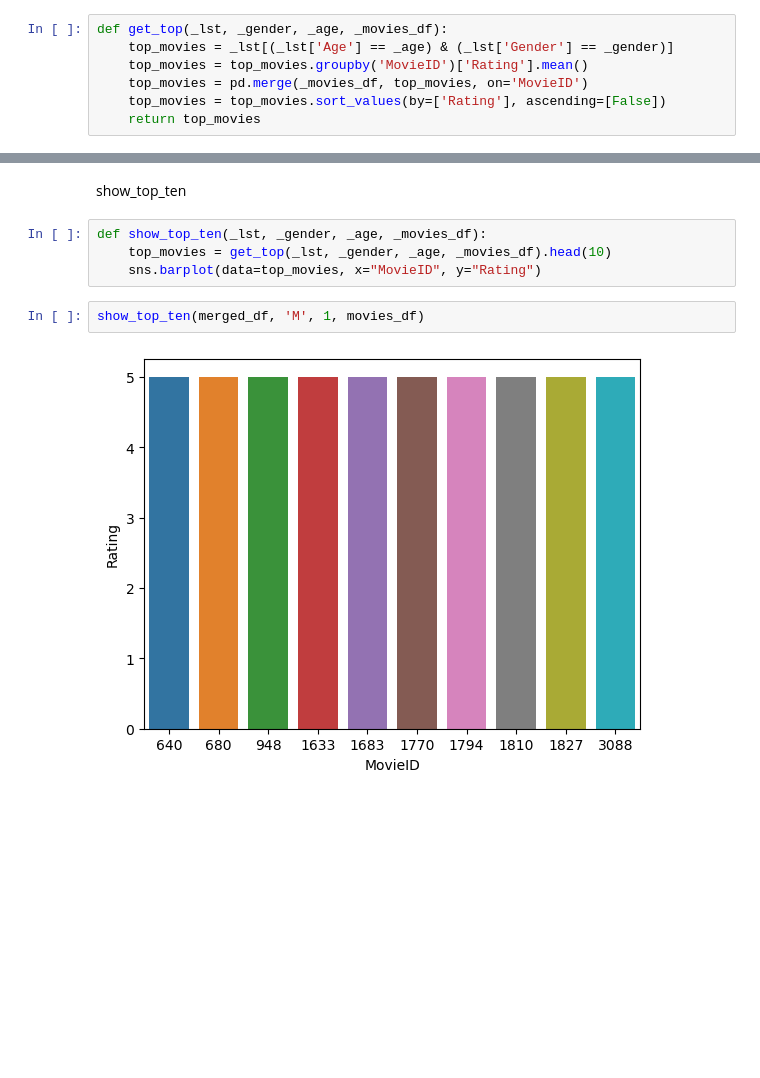
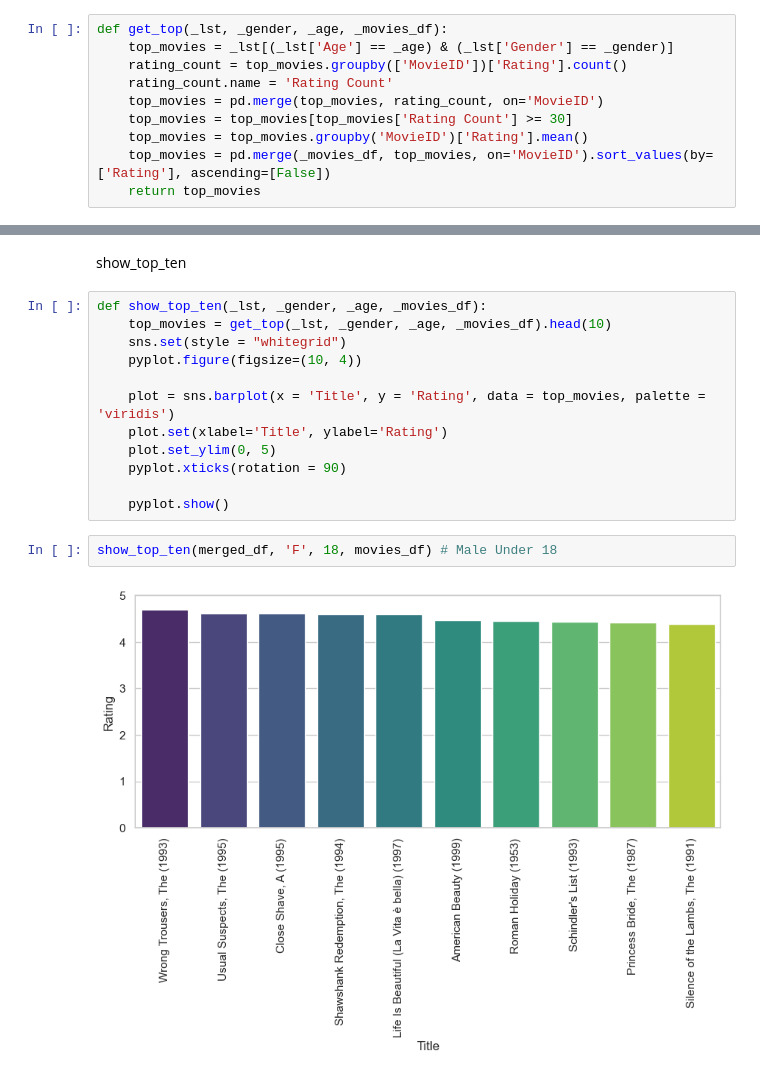
Before and after one commit to shevchenko-nikita/IDA_Shevchenko_Nikita, a Jupyter notebook: Labs/LAB_1/lab_1.ipynb, the cells around one changed output, grey strips where cells are left out. Saved outputs shown, nothing was run; the diff lists cells and outputs as text; blank space fills up the shorter version.

```diff
--- a/Labs/LAB_1/lab_1.ipynb
+++ b/Labs/LAB_1/lab_1.ipynb
@@ -21,9 +22,12 @@ merged_df = pd.merge(merged_df, users_df, on='UserID')
 # %%
 def get_top(_lst, _gender, _age, _movies_df):
     top_movies = _lst[(_lst['Age'] == _age) & (_lst['Gender'] == _gender)]
+    rating_count = top_movies.groupby(['MovieID'])['Rating'].count()
+    rating_count.name = 'Rating Count'
+    top_movies = pd.merge(top_movies, rating_count, on='MovieID')
+    top_movies = top_movies[top_movies['Rating Count'] >= 30]
     top_movies = top_movies.groupby('MovieID')['Rating'].mean()
-    top_movies = pd.merge(_movies_df, top_movies, on='MovieID')
-    top_movies = top_movies.sort_values(by=['Rating'], ascending=[False])
+    top_movies = pd.merge(_movies_df, top_movies, on='MovieID').sort_values(by=['Rating'], ascending=[False])
     return top_movies
 # %% [markdown]
 Визначемо функцію яка буде виводити фільми для відповідної статі та віку
@@ -234,8 +237,16 @@ show_top_ten
 # %%
 def show_top_ten(_lst, _gender, _age, _movies_df):
     top_movies = get_top(_lst, _gender, _age, _movies_df).head(10)
-    sns.barplot(data=top_movies, x="MovieID", y="Rating")
+    sns.set(style = "whitegrid")
+    pyplot.figure(figsize=(10, 4))
+
+    plot = sns.barplot(x = 'Title', y = 'Rating', data = top_movies, palette = 'viridis')
+    plot.set(xlabel='Title', ylabel='Rating')
+    plot.set_ylim(0, 5)
+    pyplot.xticks(rotation = 90)
+
+    pyplot.show()
 # %%
-show_top_ten(merged_df, 'M', 1, movies_df)
+show_top_ten(merged_df, 'F', 18, movies_df) # Male Under 18
 # %% [output]
-[figure, old version]
+[figure, new version]
```
Also changed, not shown: parts of 18 cells of this notebook, 1 other file.
